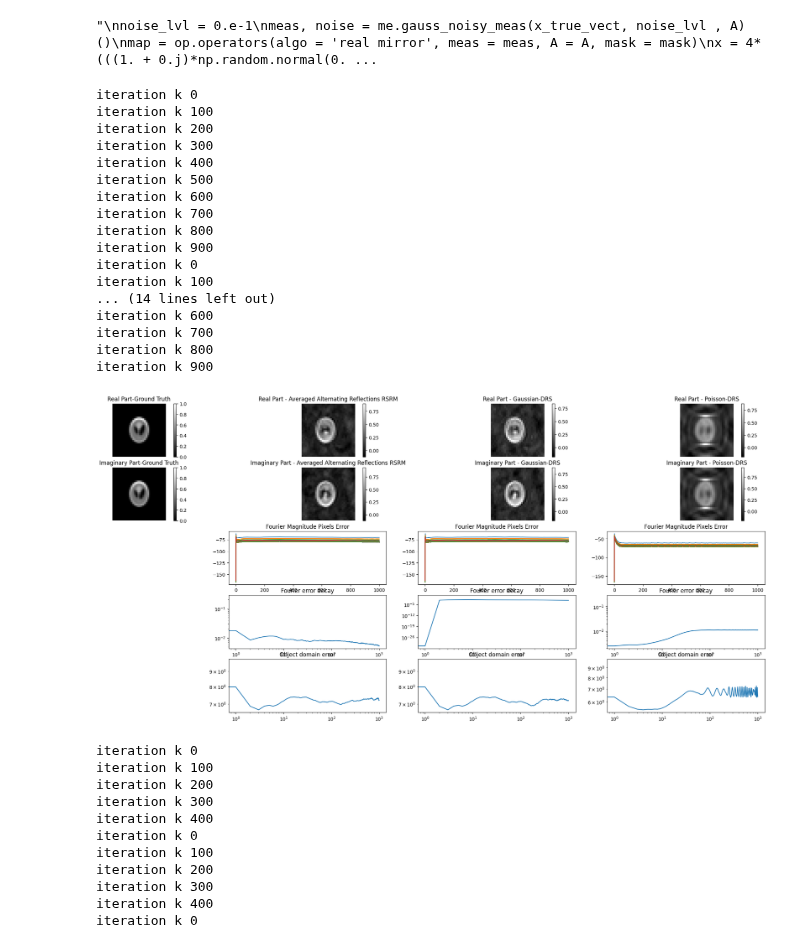
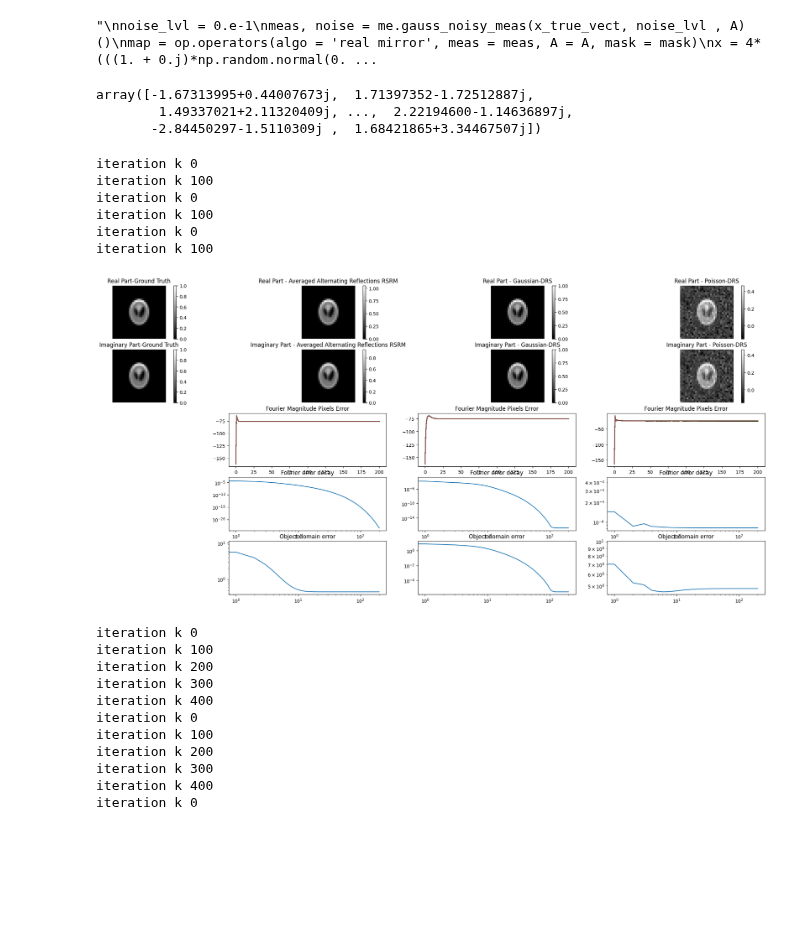
Before and after one commit to JeremieSefo/PhaseRetrievalMirror, a Jupyter notebook: retrieve phase.ipynb, the cells around one changed output. Drawn from its saved outputs; the diff is of its cells as text; code cells hidden in the pictures; blank space fills up the shorter version.

Commit message:
With iid_std_Gauss as sensing matrix. Every scheme (including all parameterized Gaussian or Poisson DRS) yields perfect reconstructions after regularization. It also allows oversampling

```diff
--- a/retrieve phase.ipynb
+++ b/retrieve phase.ipynb
@@ -9,8 +9,9 @@ from SetUpImage import setUpImage
 from Displays import phase_retrie_plots
 # %%
 Nx, Ny = 32, 32
-rx, ry = 1, 1
+rx, ry = 2, 2
 n = Nx * Ny
+
 #true_images = setUpImage(Nx, Ny)
 s = setUpImage(Nx, Ny)
 
@@ -34,7 +35,7 @@ X_true_vect = ((1. + 0.j)*np.random.normal(0.5, 0.25, size = (n, ) )) +  (0. + 1
 #x = (1 + 2j)*np.ones(x_true_vect.shape)
 
 #noise_lvl = 0.e-4
-A = sm.FourierMatrix(Nx, Ny, rx, ry) #sm.iid_stdd_Gauss(Nx,Ny)
+A = sm.iid_stdd_Gauss(Nx, Ny, rx, ry) #sm.FourierMatrix(Nx, Ny, rx, ry) #sm.iid_stdd_Gauss(Nx,Ny)
 
 from scipy import ndimage
 from scipy.signal import convolve2d
@@ -86,4 +87,13 @@ np.linalg.norm(grad_f_x - grad_fFast_x)
 '''
 # %% [output]
 "\nnoise_lvl = 0.e-1\nmeas, noise = me.gauss_noisy_meas(x_true_vect, noise_lvl , A)()\nmap = op.operators(algo = 'real mirror', meas = meas, A = A, mask = mask)\nx = 4*(((1. + 0.j)*np.random.normal(0. ...
+# %%
+(Qx, Qy) = int(rx * Nx), int(ry * Ny)
+m = Qx * Qy
+X = 4*(((1. + 0.j)*np.random.normal(0.5, 0.25, size = (m, ) )) +  (0. + 1.j)*np.random.normal(0.5, 0.25, size = (m, ) ))
+A.p_inv(X)
+# %% [output]
+array([-1.67313995+0.44007673j,  1.71397352-1.72512887j,
+        1.49337021+2.11320409j, ...,  2.22194600-1.14636897j,
+       -2.84450297-1.5110309j ,  1.68421865+3.34467507j])
 # %%
@@ -114,52 +125,43 @@ Algos = [ 'Error Reduction : support prior',  'Averaged Alternating Reflections
 #Algos_group.append(Algos)
 Algos = [ 'Peaceman-Rachford',  'Averaged Alternating Reflections RSRM', 'Gaussian-DRS'  ]                              #, 'Gerchberg-Saxton + TV-support', 'Error Reduction + TV-support'                      #TV-support alsmost kills the real part and make Gerchberg-Saxton worse
 #Algos_group.append(Algos)                 #'No Support prior + TV-support real_imag_separated' 'No Support prior + TV-support',
 Algos = [ 'Error Reduction : support prior', 'Hybrid Input-Output',  'Averaged Alternating Reflections RSRM' ] # ER stagnates #'No Support prior - fast', 'Gaussian-DRS'  'Poisson-DRS' 'basic Input-Output', 'Output-Output', 'Averaged Alternating Reflections',
 #Algos_group.append(Algos)
 Algos = ['Hybrid Input-Output',  'Averaged Alternating Reflections RSRM', 'Averaged Alternating Reflections RMRS' ] #RSRM and RMRS produce similar images but error looks very different
 #Algos_group.append(Algos)
-Algos = [  'Averaged Alternating Reflections RSRM', 'Gaussian-DRS',  'Poisson-DRS' ] #, 'Gaussian-DRS',  'Poisson-DRS' #'Averaged Alternating Reflections', 'real mirror' , 'complex mirror'  'Poisson-DRS' 'Poisson-DRS' 'Error Reduction : support prior'
+Algos = ['Averaged Alternating Reflections RSRM',   'Gaussian-DRS', 'Poisson-DRS'] #,'Averaged Alternating Reflections RSRM', 'Gaussian-DRS',  'Poisson-DRS' #'Averaged Alternating Reflections', 'real mirror' , 'complex mirror'  'Poisson-DRS' 'Poisson-DRS' 'Error Reduction : support prior'
 Algos_group.append(Algos)
+
 for Algos in Algos_group:
     for i in idx:
         X_sols = []
         x_true = true_images[i]
         x_true_vect = x_true.reshape(Nx * Ny, )
-        maxiter = 1000
+        maxiter = 200
         kappa  = 0.9
         xi = 12
         noise_lvl = 0.e-1
-        noise_lvl_init = 1.e-1 #If not 0, iterative projections algo: ER, HIO, even AAR stagnate at local minima. error is 1e-7 instead of 1e-37 for instance
+        noise_lvl_init = 1.e+1 #If not 0, iterative projections algo: ER, HIO, even AAR stagnate at local minima. error is 1e-7 instead of 1e-37 for instance
         meas, noise = me.gauss_noisy_meas(x_true_vect, noise_lvl , A)()
         meas = meas.flatten()
         L = 1 * op.smoothnessPara_L(A.Matrix, noise)
         #print("meas", meas)
         x0 = op.initialise(n, meas, A.Matrix, type ='Gaussian', real = 1, imag = 1, x_true_vect = x_true_vect, mask = mask, noise_lvl = noise_lvl_init**(0.5) )
         for Algo in Algos:
             map = op.operators(algo = Algo, meas = meas, A = A, mask = mask)
-            x_sols, space = solve.phase_retrieval(L, kappa, xi, Algo, map, mask, n, A,  A.Matrix, np.conj(A.Matrix).T, meas, maxiter, x0,
-                                                  x_true_vect, IO_OO_HIO_beta = [1, 1., 1.], TvIter = 10, TvAlpha = 0.005, rho_Gau_Poi = [[0., 0.5], .1] )
+            x_sols, space = solve.phase_retrieval(L, kappa, xi, Algo, map, mask, n, A,  A.Matrix, A.p_inv, meas, maxiter, x0,
+                                                  x_true_vect, IO_OO_HIO_beta = [1, 1., 1.], TvIter = 10, TvAlpha = 0.0, rho_Gau_Poi = [[1., 0.5], .1] )
+                                                                                                                #np.conj(A.Matrix).T #TvAlpha = 0.045 # poisson TvAlpha =0.02 #  Don't regularise Fourier
             X_sols.append(x_sols)
         phase_retrie_plots(i, true_images, X_sols, map, A, meas, maxiter, space, Algos)
 # %% [output]
 iteration k 0
 iteration k 100
-iteration k 200
-iteration k 300
-iteration k 400
-iteration k 500
-iteration k 600
-iteration k 700
-iteration k 800
-iteration k 900
 iteration k 0
 iteration k 100
-... (14 lines left out)
-iteration k 600
-iteration k 700
-iteration k 800
-iteration k 900
+iteration k 0
+iteration k 100
-[figure, old version]
+[figure, new version]
 # %%
 from DisplayAlternate import phase_retrie_plots_alternate
 idx = [3]#np.arange(len(true_images)) #[0, 1] # np.arange(1)
```
Also changed, not shown: parts of 2 cells of this notebook, 2 other files.
